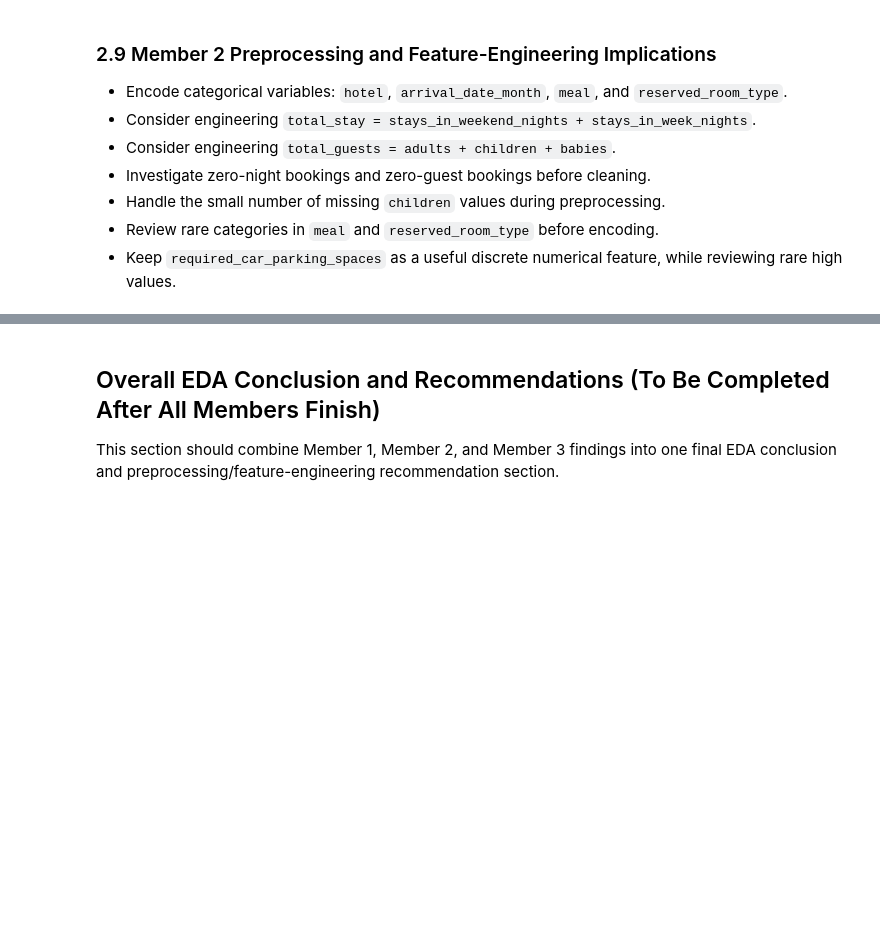
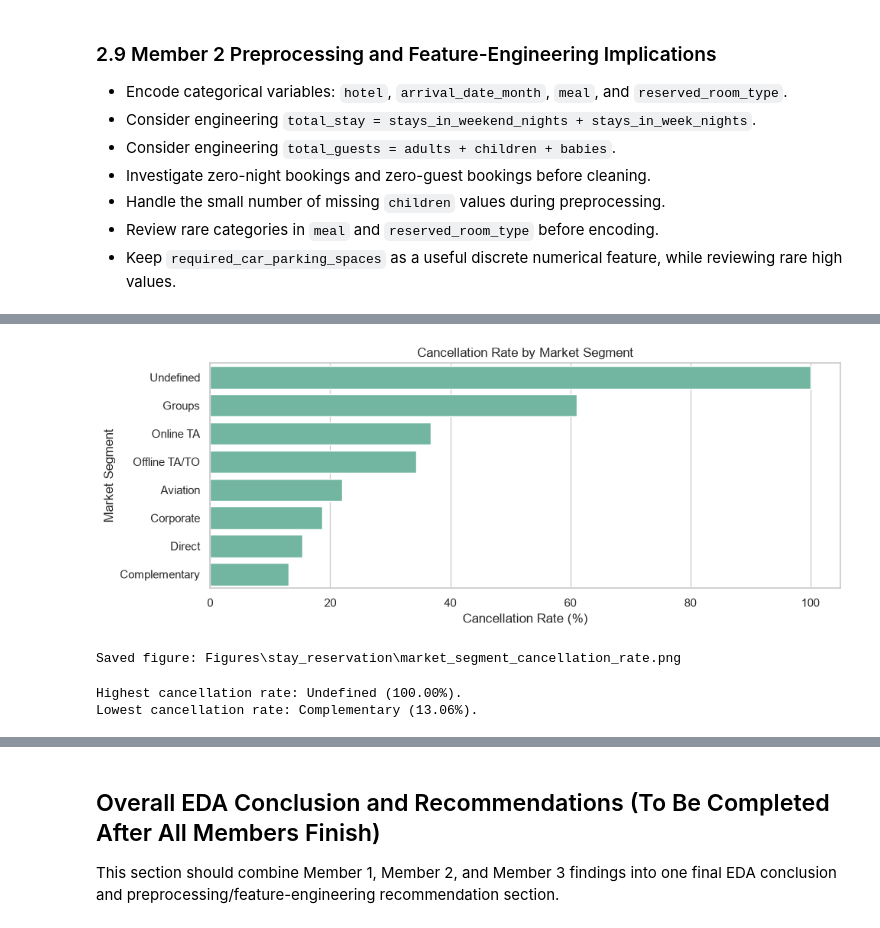
Before and after one commit to Manesha03/IT3051-FDM-Mini-Project-2026, a Jupyter notebook: 02_EDA/EDA.ipynb, the cells around one changed output, grey strips where cells are left out. Cells and saved outputs as stored; diff of their text form; code cells hidden in the pictures; blank space fills up the shorter version.

```diff
--- a/02_EDA/EDA.ipynb
+++ b/02_EDA/EDA.ipynb
@@ -495,0 +500,3 @@ This section is reserved for Member 3. Suggested variables include market segmen
+# %%
+market_segment_summary = cancellation_rate_table(df, 'market_segment')
+market_segment_summary
@@ -495,0 +513,34 @@ This section is reserved for Member 3. Suggested variables include market segmen
+# %%
+plt.figure(figsize=(10, 4))
+sns.barplot(
+    data=market_segment_summary.sort_values('cancellation_rate', ascending=False),
+    x='cancellation_rate',
+    y='market_segment'
+)
+plt.title('Cancellation Rate by Market Segment')
+plt.xlabel('Cancellation Rate (%)')
+plt.ylabel('Market Segment')
+save_current_figure('market_segment_cancellation_rate.png')
+# %% [output]
+[figure, added]
+Saved figure: Figures\stay_reservation\market_segment_cancellation_rate.png
+# %%
+market_rates = market_segment_summary.sort_values(
+    'cancellation_rate',
+    ascending=False
+)
+
+print(
+    f"Highest cancellation rate: "
+    f"{market_rates.iloc[0]['market_segment']} "
+    f"({market_rates.iloc[0]['cancellation_rate']:.2f}%)."
+)
+
+print(
+    f"Lowest cancellation rate: "
+    f"{market_rates.iloc[-1]['market_segment']} "
+    f"({market_rates.iloc[-1]['cancellation_rate']:.2f}%)."
+)
+# %% [output]
+Highest cancellation rate: Undefined (100.00%).
+Lowest cancellation rate: Complementary (13.06%).
```
Also changed, not shown: parts of 69 cells of this notebook, 24 other files.
